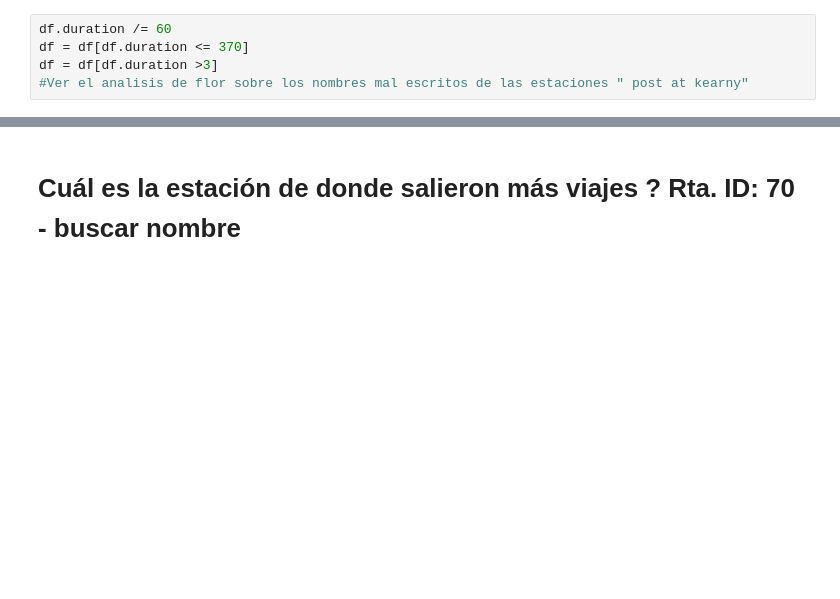
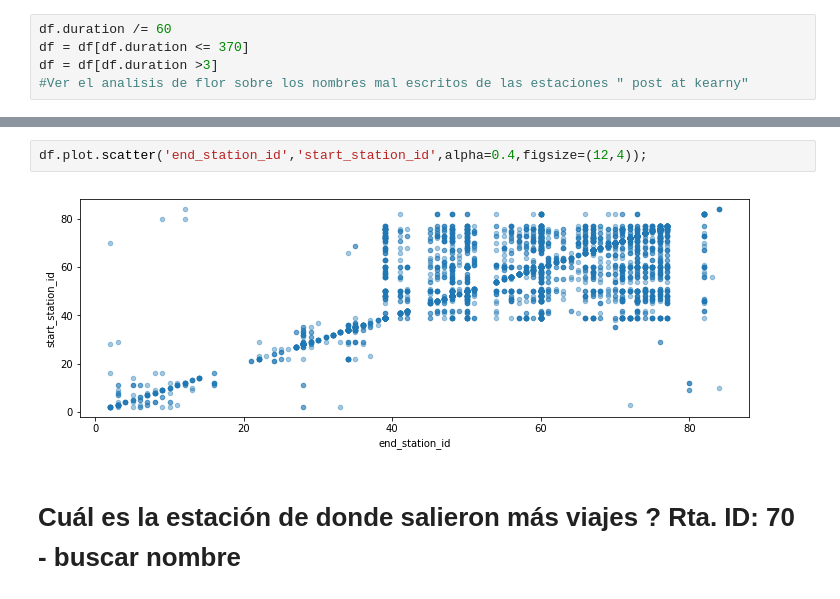
Before and after one commit to Gnahue/sanFranciscoBiclas, a Jupyter notebook: Analisis Exploratorio/TrafficStationAnalisys.ipynb, the cells around one changed output, grey strips where cells are left out. Drawn from its saved outputs; the diff is of its cells as text; blank space fills up the shorter version.

```diff
--- a/Analisis Exploratorio/TrafficStationAnalisys.ipynb
+++ b/Analisis Exploratorio/TrafficStationAnalisys.ipynb
@@ -24,3 +51,7 @@ df = df[df.duration >3]
+# %%
+df.plot.scatter('end_station_id','start_station_id',alpha=0.4,figsize=(12,4));
+# %% [output]
+[figure, added]
 # %% [markdown]
 # Cuál es la estación de donde salieron más viajes ? Rta. ID: 70 - buscar nombre
 # %%
```
Also changed, not shown: parts of 12 cells of this notebook.
